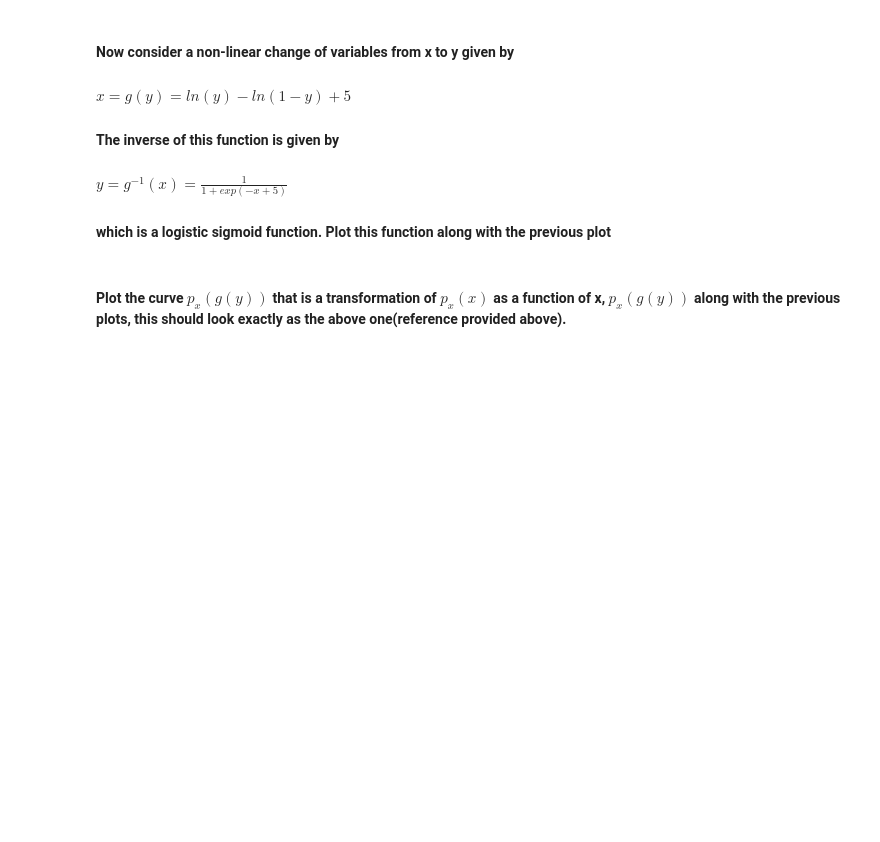
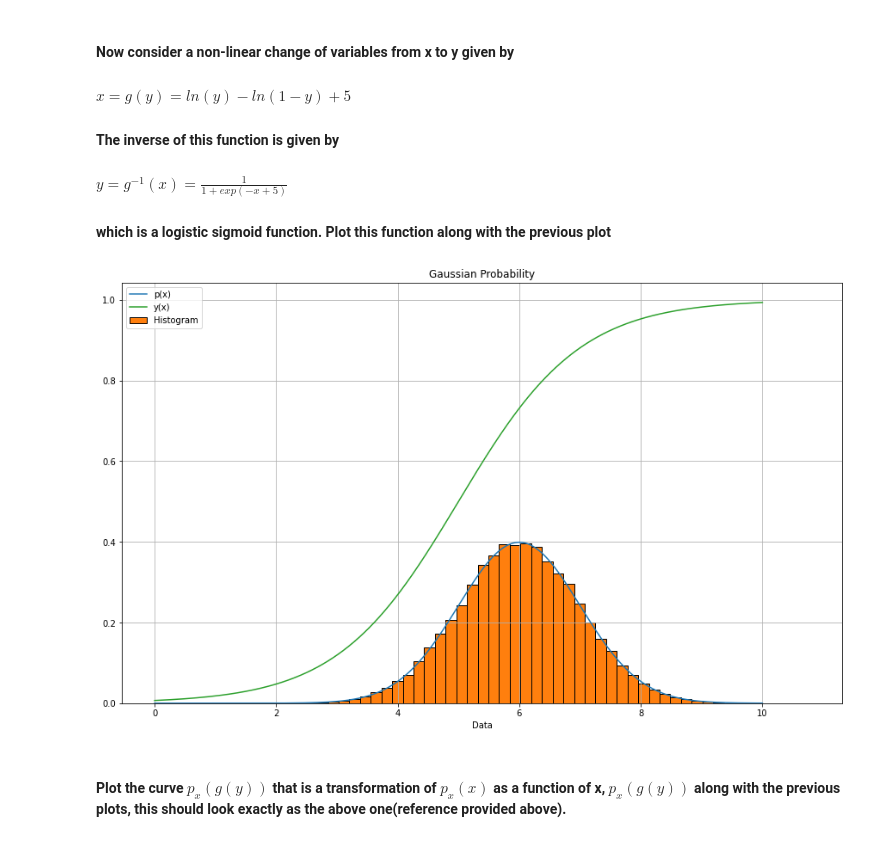
Before and after one commit to malwaru/Awesome-MachineLearning, a Jupyter notebook: ML_Assignment_01/Introduction_Homework.ipynb, the cells around one changed output. Cells and saved outputs as stored; diff of their text form; code cells hidden in the pictures; blank space fills up the shorter version.

```diff
--- a/ML_Assignment_01/Introduction_Homework.ipynb
+++ b/ML_Assignment_01/Introduction_Homework.ipynb
@@ -97,2 +213,16 @@ soln4 = 0
+# %%
+y=1/(1+np.exp(-x+5))
+
+figure3=plt.figure(figsize=(15,9))
+ax3=figure3.add_subplot(111)
+ax3.plot(x,P_X,label='p(x)')
+ax3.hist(x1, bins=n_bins,density=True,ec='black',label='Histogram')
+ax3.plot(x,y,label='y(x)')
+ax3.set(title="Gaussian Probability",xlabel='Data')
+ax3.legend()
+ax3.grid()
+plt.show()
+# %% [output]
+[figure, added]
 # %% [markdown]
 #### Plot the curve $p_x(g(y))$ that is a transformation of $p_x(x)$ as a function of x, $p_x(g(y))$ along with the previous plots, this should look exactly as the above one(reference provided above).
```
Also changed, not shown: parts of 18 cells of this notebook.
